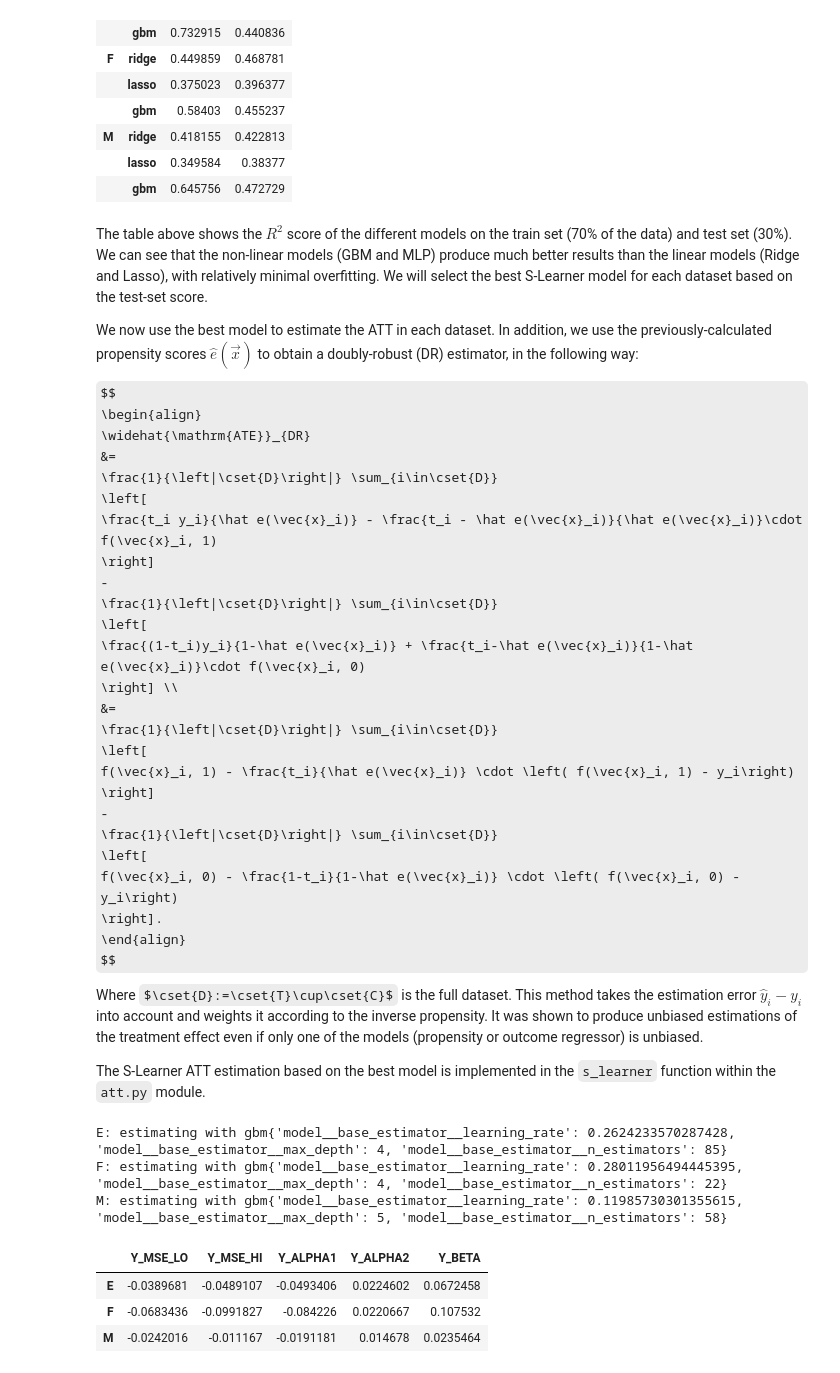
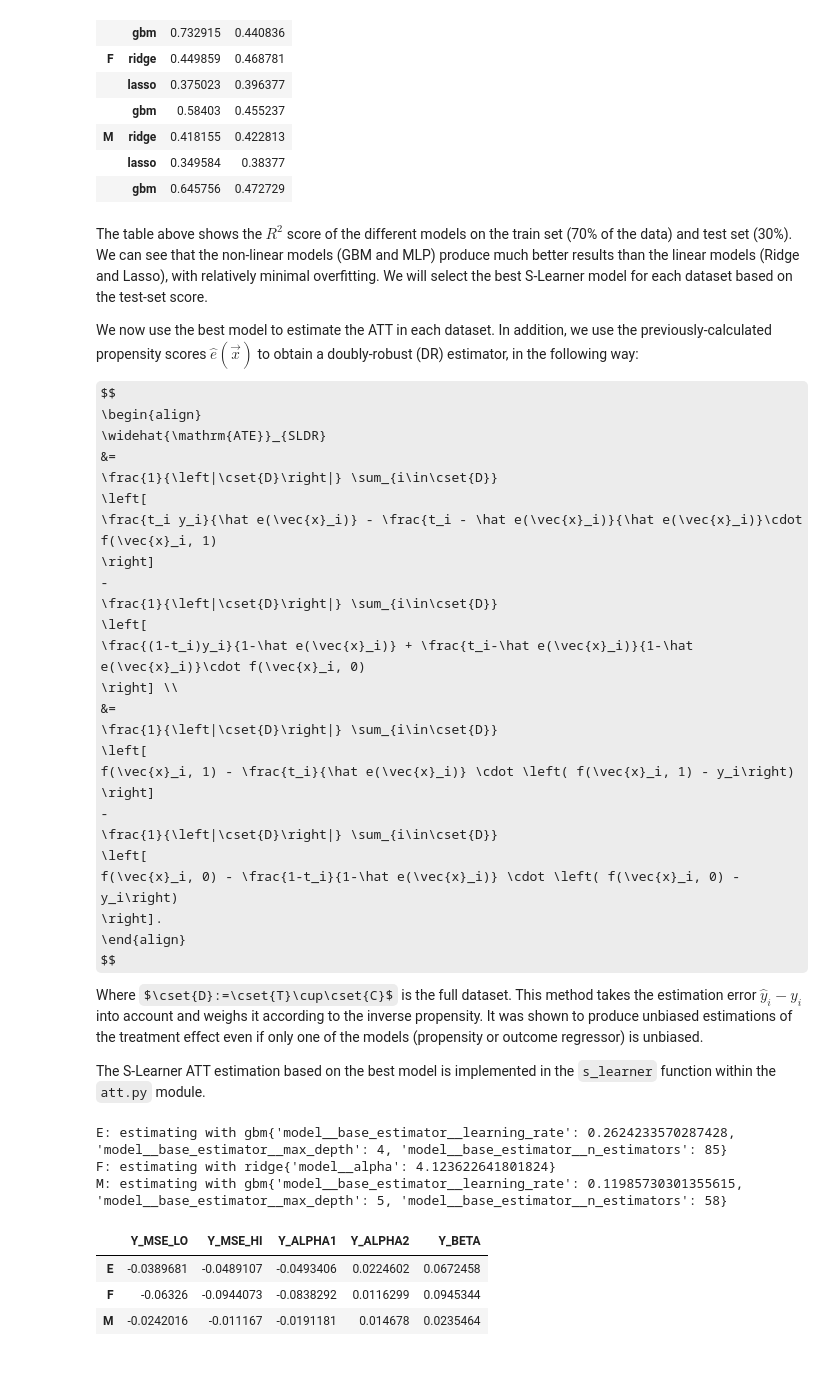
Before and after one commit to avivrosenberg/causal-inference-hw, a Jupyter notebook: proj/ci-proj.ipynb, the cells around one changed output. Cells and saved outputs as stored; diff of their text form; code cells hidden in the pictures; some formulas as TeX source.

```diff
--- a/proj/ci-proj.ipynb
+++ b/proj/ci-proj.ipynb
@@ -591,7 +591,7 @@ in the following way:
 
 $$
 \begin{align}
-\widehat{\mathrm{ATE}}_{DR}
+\widehat{\mathrm{ATE}}_{SLDR}
 &=
 \frac{1}{\left|\cset{D}\right|} \sum_{i\in\cset{D}}
 \left[
@@ -616,36 +616,36 @@ $$
 $$
 
 Where $\cset{D}:=\cset{T}\cup\cset{C}$ is the full dataset.
-This method takes the estimation error $\hat{y}_i - y_i$ into account and weights it according to the inverse
+This method takes the estimation error $\hat{y}_i - y_i$ into account and weighs it according to the inverse
 propensity. It was shown to produce unbiased estimations of the treatment effect even if only one of the models (propensity or outcome regressor) is unbiased.
 
 The S-Learner ATT estimation based on the best model is implemented in the `s_learner` function within the `att.py` module.
 # %%
 from proj.ci import treatment_effect
 
 # Estimate ATE with S-Learner, using best fitted model for each dataset.
 df_ate_slearner = pd.DataFrame(index=list(datasets_cs.keys()), columns=outcome_columns)
-model_selection = 'train'
+model_selection = 'test'
 
 for i, (name, df) in enumerate(datasets_cs.items()):
     # Get data
     X, y, t = data.split_dataset(df, scale_covariates=True)
     p = df['propensity'].values
 
     # Get best model based on test-set score on the current dataset
     model_name = df_cv_slearner.loc[name, model_selection].astype(float).idxmax()
     model = df_cv_slearner.loc[(name, model_name), 'cv_model']
     print(f'{name}: estimating with {model_name}{model.best_params_}')
 
     est_ate = treatment_effect.s_learner(model, X, y, t, propensity=p, interaction=True, transductive=False)
     df_ate_slearner.loc[name, :] = est_ate
 
 df_ate_slearner
 # %% [output]
 E: estimating with gbm{'model__base_estimator__learning_rate': 0.2624233570287428, 'model__base_estimator__max_depth': 4, 'model__base_estimator__n_estimators': 85}
-F: estimating with gbm{'model__base_estimator__learning_rate': 0.28011956494445395, 'model__base_estimator__max_depth': 4, 'model__base_estimator__n_estimators': 22}
+F: estimating with ridge{'model__alpha': 4.123622641801824}
 M: estimating with gbm{'model__base_estimator__learning_rate': 0.11985730301355615, 'model__base_estimator__max_depth': 5, 'model__base_estimator__n_estimators': 58}
 |  | Y_MSE_LO | Y_MSE_HI | Y_ALPHA1 | Y_ALPHA2 | Y_BETA |
 | E | -0.0389681 | -0.0489107 | -0.0493406 | 0.0224602 | 0.0672458 |
-| F | -0.0683436 | -0.0991827 | -0.084226 | 0.0220667 | 0.107532 |
+| F | -0.06326 | -0.0944073 | -0.0838292 | 0.0116299 | 0.0945344 |
 | M | -0.0242016 | -0.011167 | -0.0191181 | 0.014678 | 0.0235464 |
```
Also changed, not shown: parts of 10 cells of this notebook.
